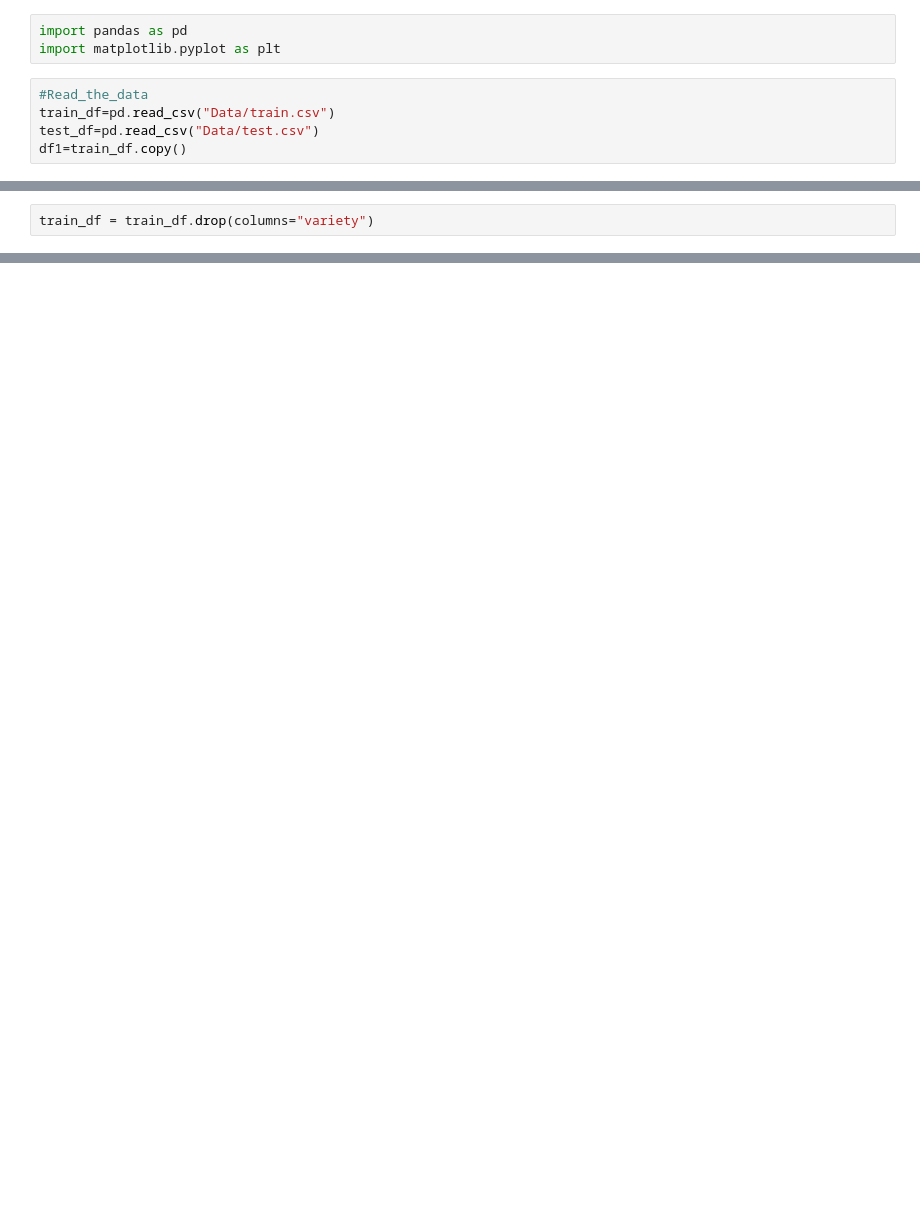
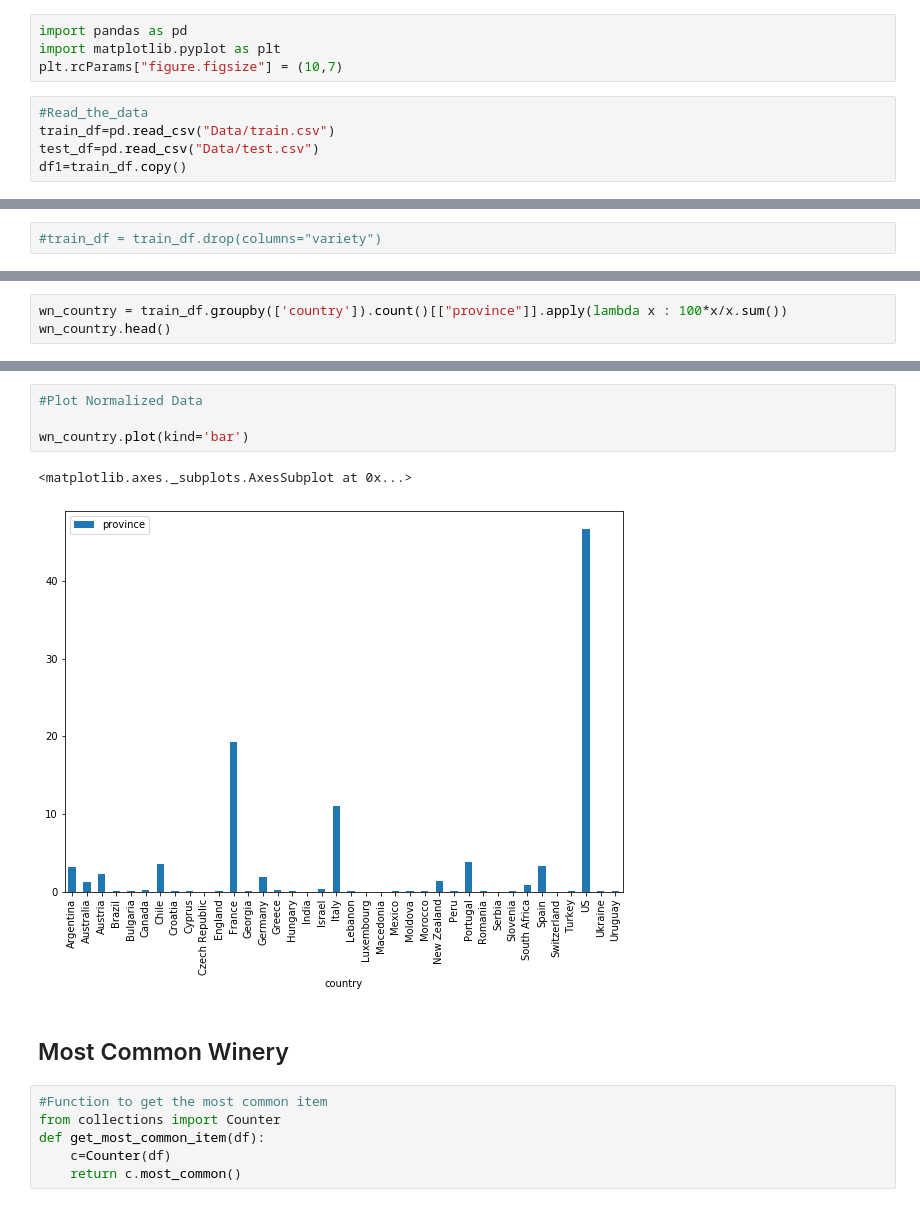
Before and after one commit to bodavijay24/knight, a Jupyter notebook: wine_shop.ipynb, the cells around one changed output, grey strips where cells are left out. Cells and saved outputs as stored; diff of their text form; blank space fills up the shorter version.

```diff
--- a/wine_shop.ipynb
+++ b/wine_shop.ipynb
@@ -3,6 +3,7 @@
 # %%
 import pandas as pd
 import matplotlib.pyplot as plt
+plt.rcParams["figure.figsize"] = (10,7)
 # %%
 #Read_the_data
 train_df=pd.read_csv("Data/train.csv")
@@ -13,3 +14,3 @@ y_train=train_df['variety']
 # %%
-train_df = train_df.drop(columns="variety")
+#train_df = train_df.drop(columns="variety")
 # %% [markdown]
@@ -25,0 +55,3 @@ train_df.head()
+# %%
+wn_country = train_df.groupby(['country']).count()[["province"]].apply(lambda x : 100*x/x.sum())
+wn_country.head()
@@ -25,0 +66,15 @@ train_df.head()
+# %%
+#Plot Normalized Data
+
+wn_country.plot(kind='bar')
+# %% [output]
+<matplotlib.axes._subplots.AxesSubplot at 0x...>
+[figure, added]
+# %% [markdown]
+## Most Common Winery
+# %%
+#Function to get the most common item
+from collections import Counter
+def get_most_common_item(df):
+    c=Counter(df)
+    return c.most_common()
```
Also changed, not shown: parts of 42 cells of this notebook.
